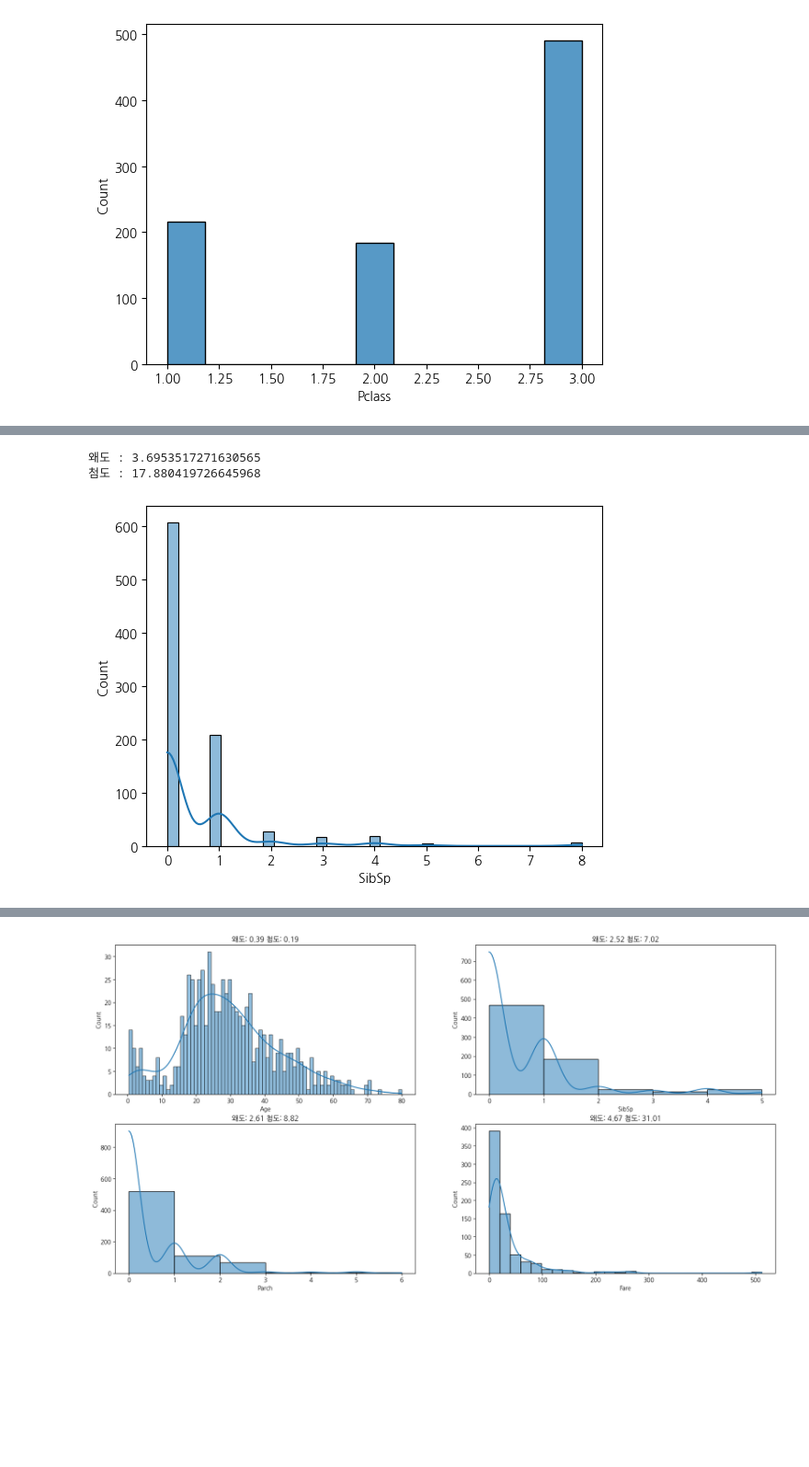
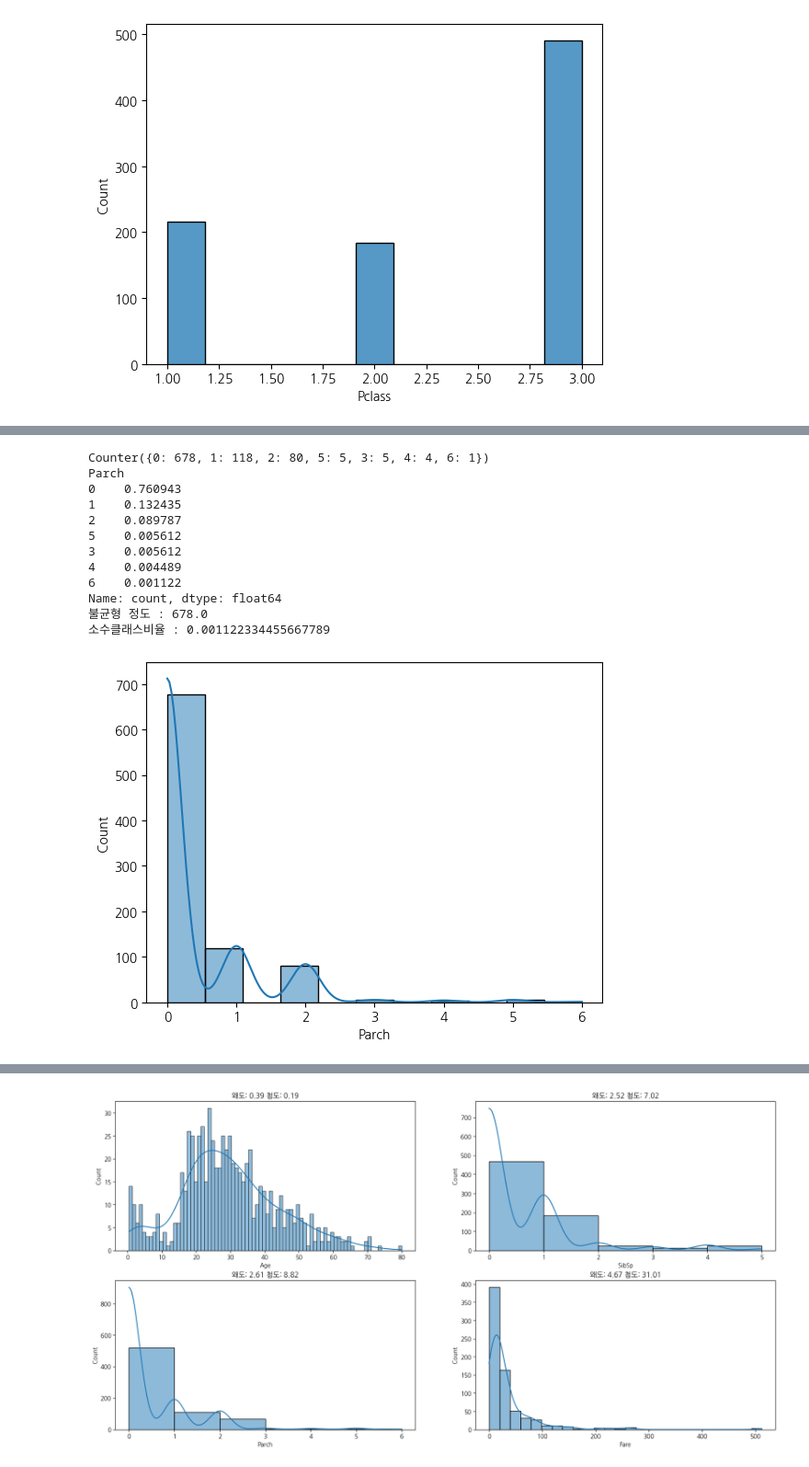
Before and after one commit to Song-Juntae/kaggle, a Jupyter notebook: getting_started/titanic/titanic.ipynb, the cells around one changed output, grey strips where cells are left out. Shown at 92% size. Saved outputs shown, nothing was run; the diff lists cells and outputs as text; code cells hidden in the pictures; blank space fills up the shorter version.

```diff
--- a/getting_started/titanic/titanic.ipynb
+++ b/getting_started/titanic/titanic.ipynb
@@ -490,14 +490,32 @@ Name: count, dtype: float64
-# %%
-# SibSp
-
-왜도 = df_train['SibSp'].skew()
-첨도 = df_train['SibSp'].kurtosis()
-
-print(
-    f'왜도 : {왜도}\n첨도 : {첨도}'
-)
-sns.histplot(df_train['SibSp'], kde=True);
-# %% [output]
-왜도 : 3.6953517271630565
-첨도 : 17.880419726645968
-[figure, removed]
+# %%
+# Parch
+
+cnt_Parch = Counter(df_train['Parch'].dropna())
+
+Imbalanced_Ratio = cnt_Parch[max(cnt_Parch, key=cnt_Parch.get)] / cnt_Parch[min(cnt_Parch, key=cnt_Parch.get)]
+
+소수클래스비율 = cnt_Parch[min(cnt_Parch, key=cnt_Parch.get)] / len(df_train['Parch'].dropna())
+
+print(
+    cnt_Parch,
+    df_train['Parch'].dropna().value_counts() / len(df_train['Parch'].dropna()),
+    f'불균형 정도 : {Imbalanced_Ratio}',
+    f'소수클래스비율 : {소수클래스비율}',
+    sep='\n'
+    )
+
+sns.histplot(data=df_train['Parch'], kde=True);
+# %% [output]
+Counter({0: 678, 1: 118, 2: 80, 5: 5, 3: 5, 4: 4, 6: 1})
+Parch
+0    0.760943
+1    0.132435
+2    0.089787
+5    0.005612
+3    0.005612
+4    0.004489
+6    0.001122
+Name: count, dtype: float64
+불균형 정도 : 678.0
+소수클래스비율 : 0.001122334455667789
+[figure, added]
```
Also changed, not shown: parts of 3 cells of this notebook.
